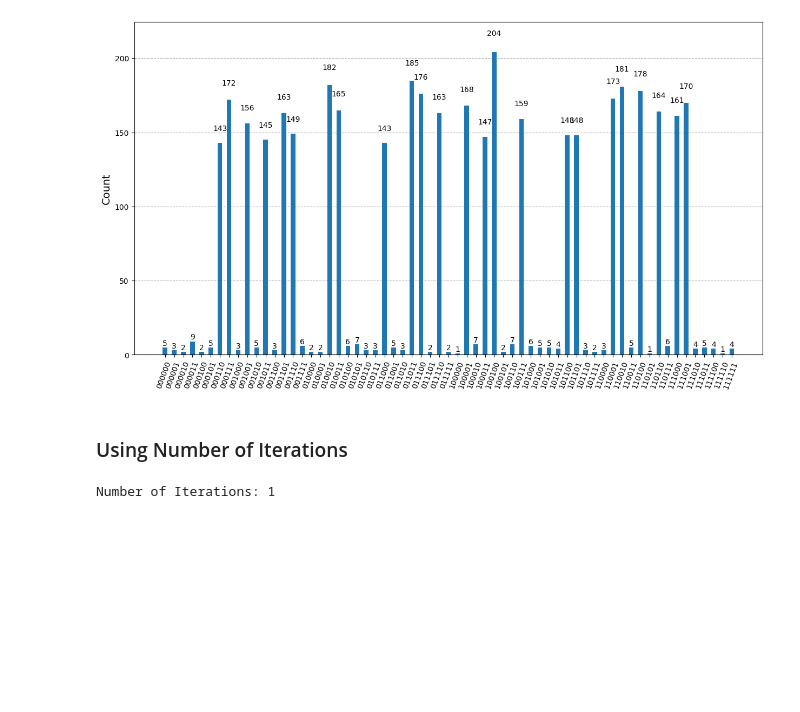
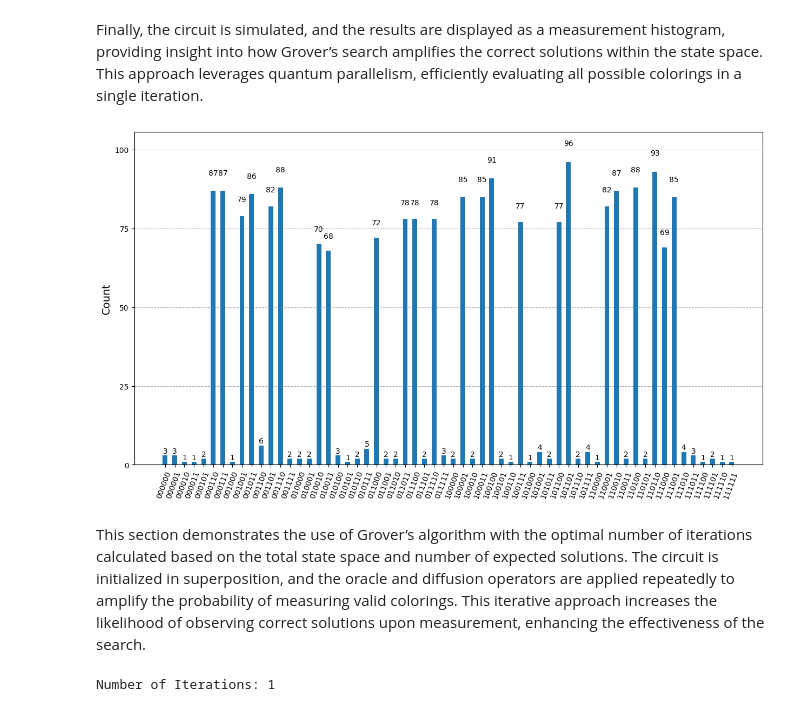
Before and after one commit to default741/graph-coloring-quantum-circuits, a Jupyter notebook: notebooks/06-general-graph-coloring-grover-search.ipynb, the cells around one changed output. Cells and saved outputs as stored; diff of their text form; code cells hidden in the pictures; blank space fills up the shorter version.

```diff
--- a/notebooks/06-general-graph-coloring-grover-search.ipynb
+++ b/notebooks/06-general-graph-coloring-grover-search.ipynb
@@ -36,6 +50,0 @@ class Problem:
-# %%
-num_vertices = 5
-edges_list = [(0, 1), (1, 2), (0, 2), (0, 3), (0, 4), (2, 3), (1, 3)]
-
-problem = Problem(num_vertices=num_vertices, edges_list=edges_list)
-problem
@@ -241,0 +244,35 @@ circuit.draw("mpl")
+# %%
+from qiskit import QuantumCircuit, QuantumRegister, ClassicalRegister
+
+# Configuration
+num_qubits = problem.num_qubits
+vertex_qubit_count = problem.num_vertices * 2
+output_qubit_index = num_qubits - 1
+vertex_qubit_indices = list(range(vertex_qubit_count))
+
+# Quantum and Classical Registers
+q_regs = QuantumRegister(num_qubits, name='q')
+c_regs = ClassicalRegister(vertex_qubit_count, name='c')
+
+# Oracle and Diffusion Operators
+oracle_operator = GroversSearch.grover_oracle(
+    num_qubits=num_qubits,
+    num_vertices=problem.num_vertices,
+    edges_list=problem.edges_list
+)
+
+diffusion_op = GroversSearch.diffusion_operator(num_vertices=problem.num_vertices)
+
+# Circuit Construction
+circuit = QuantumCircuit(q_regs, c_regs)
+
+# Initialize superposition
+circuit.h([q_regs[i] for i in vertex_qubit_indices])  # Color qubits
+circuit.h(q_regs[output_qubit_index])                 # Output qubit
+
+# Apply Grover's Oracle and Diffusion Operator
+circuit.append(oracle_operator, q_regs)
+circuit.append(diffusion_op, vertex_qubit_indices + [output_qubit_index])
+
+# Visualize Circuit
+circuit.draw("mpl")
@@ -242,9 +281,12 @@ circuit.draw("mpl")
+# %% [markdown]
+Finally, the circuit is simulated, and the results are displayed as a measurement histogram, providing insight into how Grover’s search amplifies the correct solutions within the state space. This approach leverages quantum parallelism, efficiently evaluating all possible colorings in a single iteration.
 # %%
-Utils.simulate(circuit=circuit, num_shots=4096)
+# Simulate and Plot Results
+Utils.simulate(circuit=circuit, qubit_count=vertex_qubit_count, num_shots=2048)
 # %% [output]
-[figure, old version]
+[figure, new version]
 # %% [markdown]
-### Using Number of Iterations
+This section demonstrates the use of Grover’s algorithm with the optimal number of iterations calculated based on the total state space and number of expected solutions. The circuit is initialized in superposition, and the oracle and diffusion operators are applied repeatedly to amplify the probability of measuring valid colorings. This iterative approach increases the likelihood of observing correct solutions upon measurement, enhancing the effectiveness of the search.
 # %%
 from qiskit import QuantumCircuit, QuantumRegister, ClassicalRegister
 
```
Also changed, not shown: parts of 24 cells of this notebook, 1 other file.
